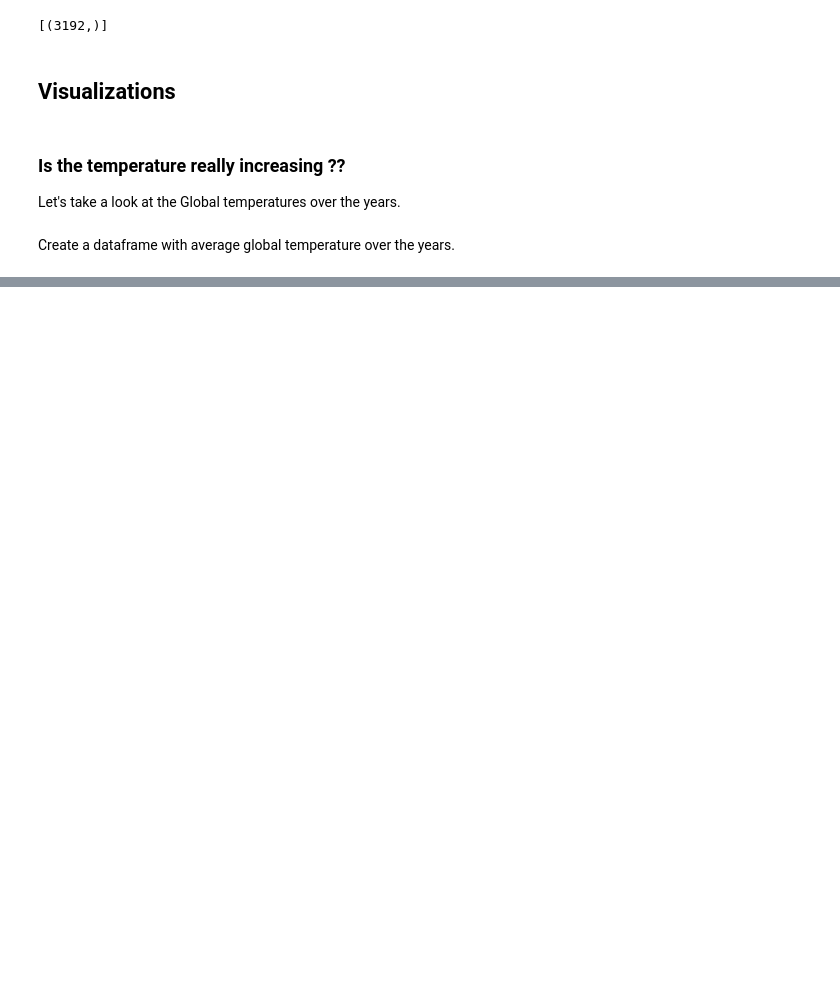
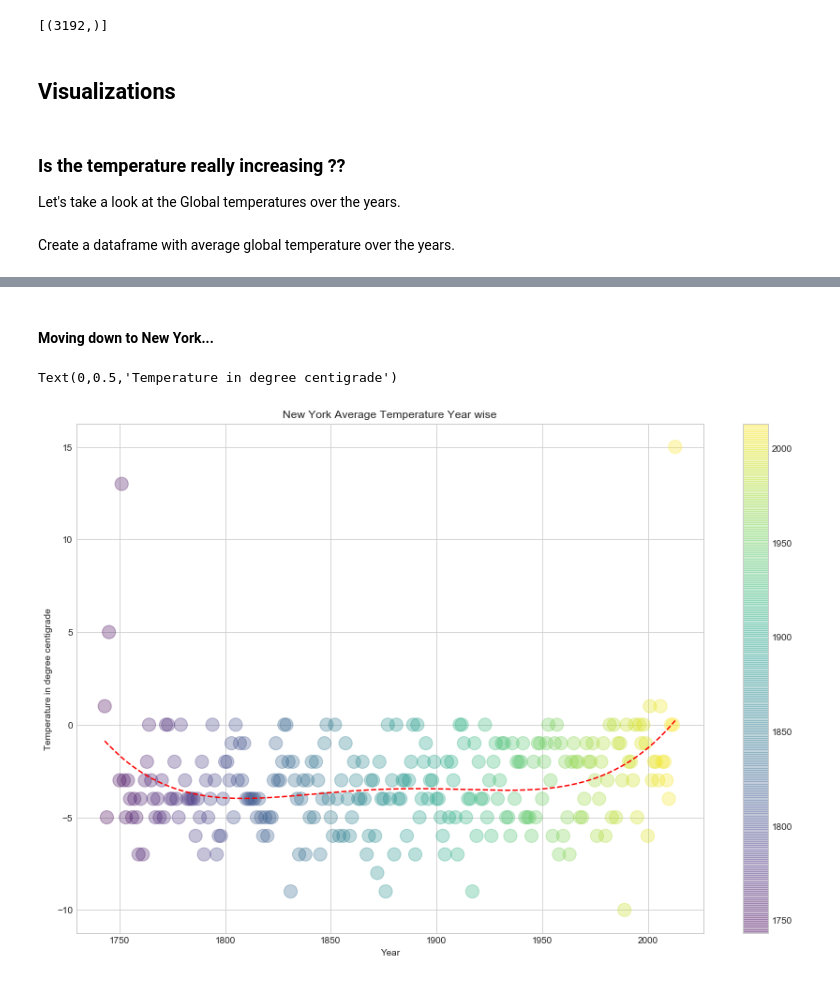
Before and after one commit to Akhil-Koppera/Climate_Change, a Jupyter notebook: Project.ipynb, the cells around one changed output, grey strips where cells are left out. Cells and saved outputs as stored; diff of their text form; code cells hidden in the pictures; blank space fills up the shorter version.

```diff
--- a/Project.ipynb
+++ b/Project.ipynb
@@ -167,0 +366,31 @@ Land temperature does appear to be increasing over the years
+# %% [markdown]
+#### Moving down to New York...
+# %%
+query1 = """SELECT strftime('%Y',DATE)Year, AVG_TEMP, STATE
+            FROM STATE
+            WHERE AVG_TEMP != '' and STATE== 'New York'
+            GROUP BY Year"""
+df = pd.read_sql(query1, con = conn)
+
+
+df.head(5)
+plt.figure(figsize=(15,10))
+plt.style.use('seaborn-whitegrid')
+# rng = np.random.RandomState(0)
+x =[int(i) for i in df['Year']]
+y = [int(i) for i in df['AVG_TEMP']]
+colors = [int(i) for i in df['Year']]
+
+
+plt.scatter(x, y, c=colors, s=200, alpha=0.3,
+            cmap='viridis')
+z = np.polyfit(x, y, 4)
+p = np.poly1d(z)
+plt.plot(x,p(x),"r--")
+plt.colorbar();
+plt.title("New York Average Temperature Year wise")
+plt.xlabel("Year")
+plt.ylabel("Temperature in degree centigrade")
+# %% [output]
+Text(0,0.5,'Temperature in degree centigrade')
+[figure, added]
```
Also changed, not shown: parts of 34 cells of this notebook.
